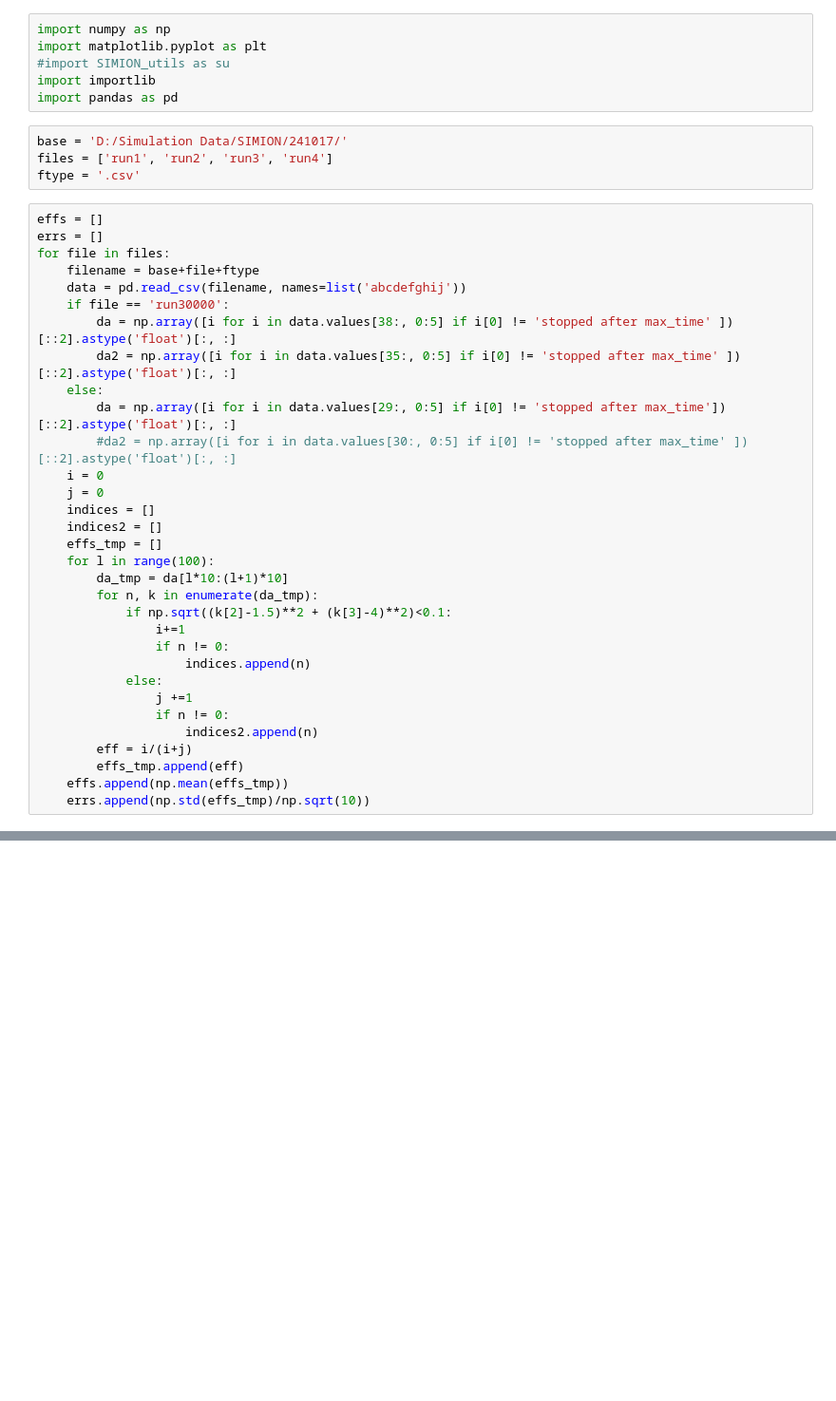
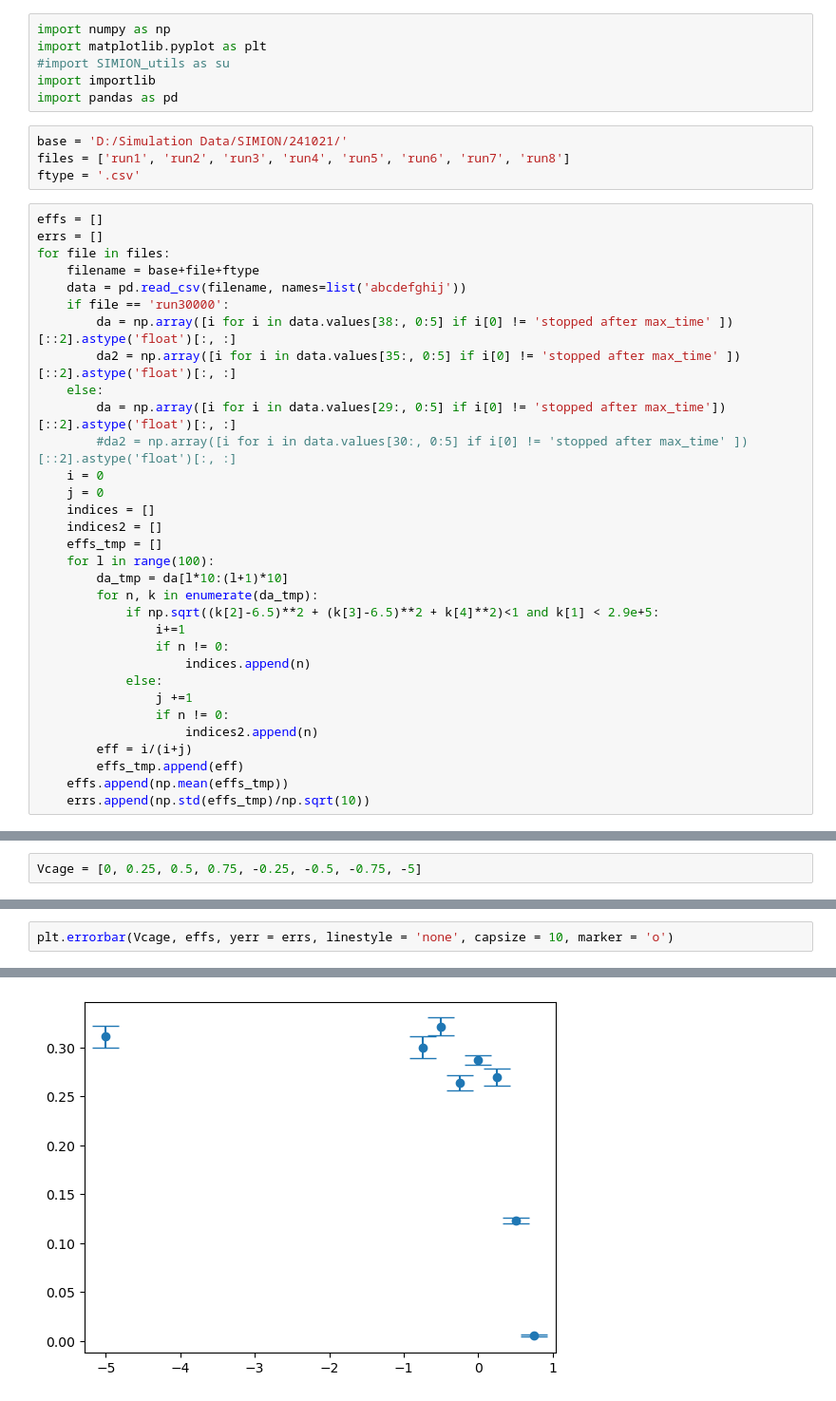
Before and after one commit to tompenny/SIMPLE-Ion-Capture-efficiency, a Jupyter notebook: Nanosphere/SIMION/240820 - test chamber, just trap.ipynb, the cells around one changed output, grey strips where cells are left out. Shown at 95% size. Cells and saved outputs as stored; diff of their text form; blank space fills up the shorter version.

```diff
--- a/Nanosphere/SIMION/240820 - test chamber, just trap.ipynb
+++ b/Nanosphere/SIMION/240820 - test chamber, just trap.ipynb
@@ -5,8 +5,8 @@ import matplotlib.pyplot as plt
 import importlib
 import pandas as pd
 # %%
-base = 'D:/Simulation Data/SIMION/241017/'
-files = ['run1', 'run2', 'run3', 'run4']
+base = 'D:/Simulation Data/SIMION/241021/'
+files = ['run1', 'run2', 'run3', 'run4', 'run5', 'run6', 'run7', 'run8']
 ftype = '.csv'
 # %%
 effs = []
@@ -28,7 +28,7 @@ for file in files:
     for l in range(100):
         da_tmp = da[l*10:(l+1)*10]
         for n, k in enumerate(da_tmp):
-            if np.sqrt((k[2]-1.5)**2 + (k[3]-4)**2)<0.1:
+            if np.sqrt((k[2]-6.5)**2 + (k[3]-6.5)**2 + k[4]**2)<1 and k[1] < 2.9e+5:
                 i+=1
                 if n != 0:
                     indices.append(n)
@@ -76,0 +43,2 @@ len(da)
+# %%
+Vcage = [0, 0.25, 0.5, 0.75, -0.25, -0.5, -0.75, -5]
@@ -76,0 +56,3 @@ len(da)
+# %%
+plt.errorbar(Vcage, effs, yerr = errs, linestyle = 'none', capsize = 10, marker = 'o')
+# %% [output]
@@ -76,0 +60 @@ len(da)
+[figure, added]
```
Also changed, not shown: parts of 21 cells of this notebook.
